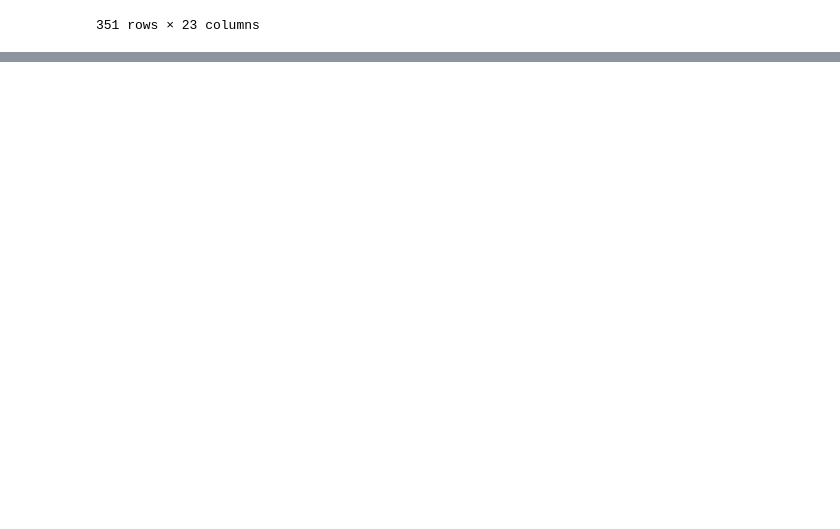
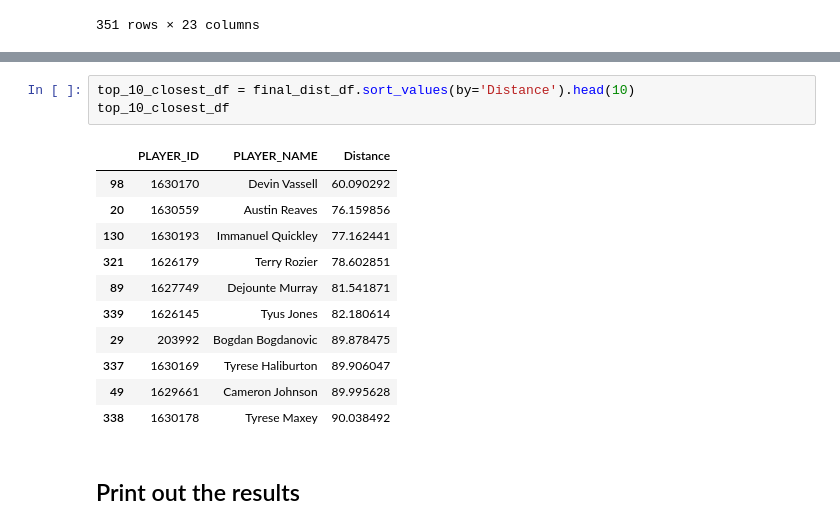
Before and after one commit to rqian239/NBA-Playstyle-Profiler, a Jupyter notebook: notebooks/project/NBA_Playstyle_Profiler.ipynb, the cells around one changed output, grey strips where cells are left out. Saved outputs shown, nothing was run; the diff lists cells and outputs as text; blank space fills up the shorter version.

```diff
--- a/notebooks/project/NBA_Playstyle_Profiler.ipynb
+++ b/notebooks/project/NBA_Playstyle_Profiler.ipynb
@@ -186,0 +353,17 @@ df
+# %%
+top_10_closest_df = final_dist_df.sort_values(by='Distance').head(10)
+top_10_closest_df
+# %% [output]
+|  | PLAYER_ID | PLAYER_NAME | Distance |
+| 98 | 1630170 | Devin Vassell | 60.090292 |
+| 20 | 1630559 | Austin Reaves | 76.159856 |
+| 130 | 1630193 | Immanuel Quickley | 77.162441 |
+| 321 | 1626179 | Terry Rozier | 78.602851 |
+| 89 | 1627749 | Dejounte Murray | 81.541871 |
+| 339 | 1626145 | Tyus Jones | 82.180614 |
+| 29 | 203992 | Bogdan Bogdanovic | 89.878475 |
+| 337 | 1630169 | Tyrese Haliburton | 89.906047 |
+| 49 | 1629661 | Cameron Johnson | 89.995628 |
+| 338 | 1630178 | Tyrese Maxey | 90.038492 |
+# %% [markdown]
+## Print out the results
```
Also changed, not shown: parts of 12 cells of this notebook.
